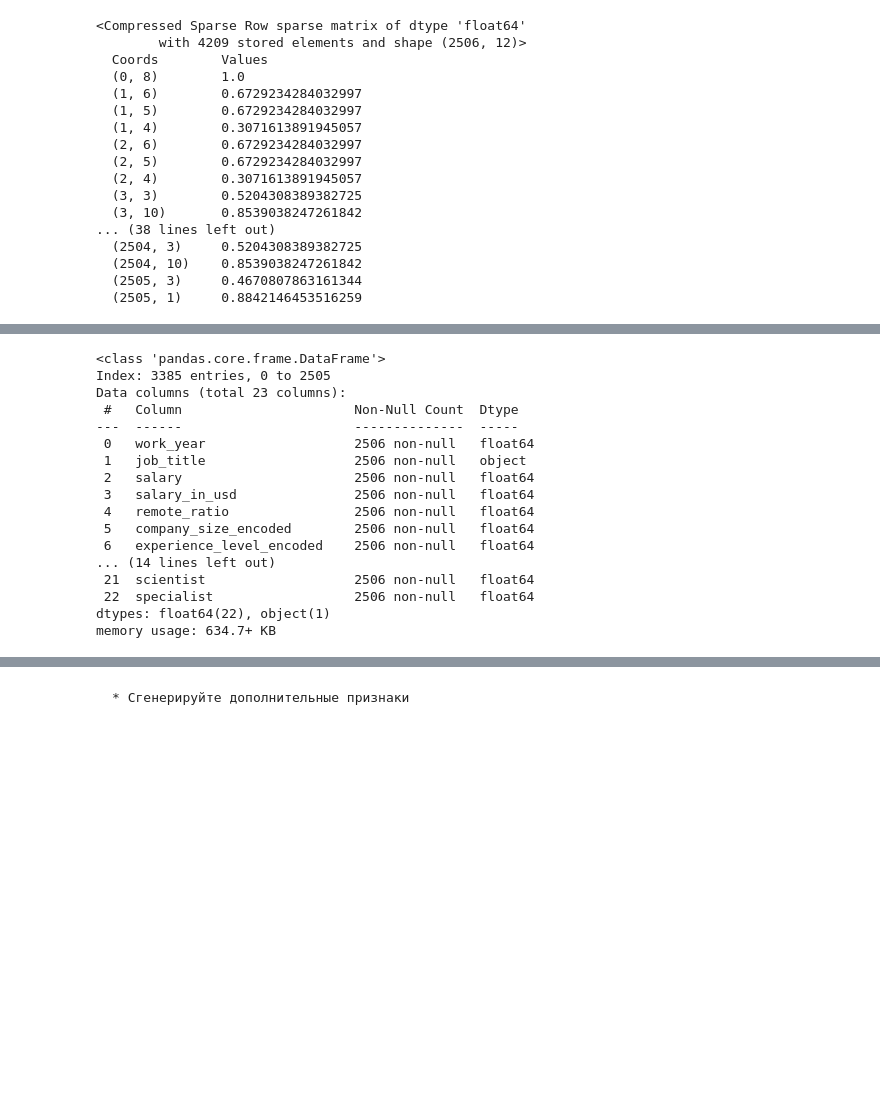
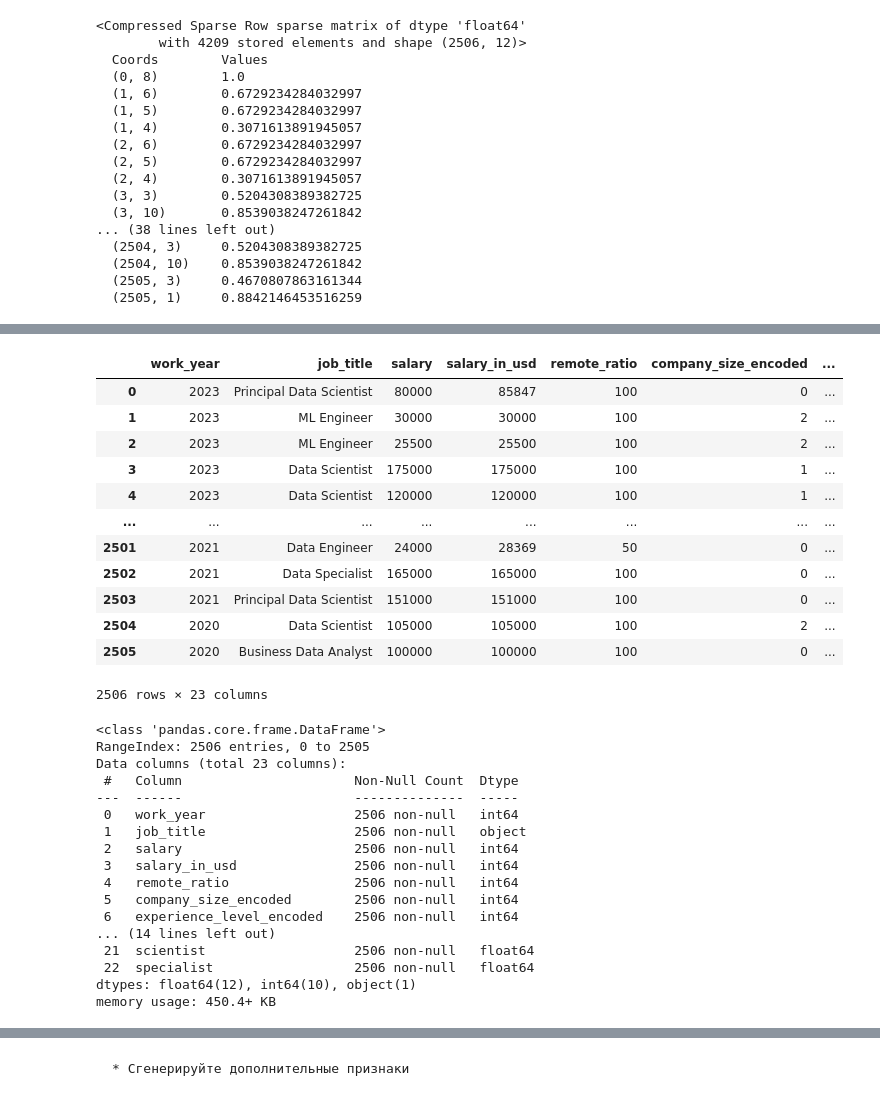
Before and after one commit to Rusttm/DSprojects, a Jupyter notebook: EDA/lesson10/seminar10_DZ.ipynb, the cells around one changed output, grey strips where cells are left out. Saved outputs shown, nothing was run; the diff lists cells and outputs as text; code cells hidden in the pictures; blank space fills up the shorter version.

```diff
--- a/EDA/lesson10/seminar10_DZ.ipynb
+++ b/EDA/lesson10/seminar10_DZ.ipynb
@@ -421,31 +456,44 @@ print(tfidf_matrix)
 # %%
-
-# создаем таблицу векторизации
-tfidf_df = pd.DataFrame(tfidf_matrix.toarray(), columns=vectorizer.get_feature_names_out())
-
+# индексы двух таблиц не совпадают, сбрасываем
+df.reset_index(drop=True, inplace=True)
+tfidf_df.reset_index(drop=True, inplace=True)
 # Конкатенируем исходный DataFrame с новым DataFrame векторов TF-IDF
 df = pd.concat([df, tfidf_df], axis=1).drop('job_category', axis=1)
-df.head()
+df
+# %% [output]
+|  | work_year | job_title | salary | salary_in_usd | remote_ratio | company_size_encoded | ... |
+| 0 | 2023 | Principal Data Scientist | 80000 | 85847 | 100 | 0 | ... |
+| 1 | 2023 | ML Engineer | 30000 | 30000 | 100 | 2 | ... |
+| 2 | 2023 | ML Engineer | 25500 | 25500 | 100 | 2 | ... |
+| 3 | 2023 | Data Scientist | 175000 | 175000 | 100 | 1 | ... |
+| 4 | 2023 | Data Scientist | 120000 | 120000 | 100 | 1 | ... |
+| ... | ... | ... | ... | ... | ... | ... | ... |
+| 2501 | 2021 | Data Engineer | 24000 | 28369 | 50 | 0 | ... |
+| 2502 | 2021 | Data Specialist | 165000 | 165000 | 100 | 0 | ... |
+| 2503 | 2021 | Principal Data Scientist | 151000 | 151000 | 100 | 0 | ... |
+| 2504 | 2020 | Data Scientist | 105000 | 105000 | 100 | 2 | ... |
+| 2505 | 2020 | Business Data Analyst | 100000 | 100000 | 100 | 0 | ... |
+2506 rows × 23 columns
 # %%
 df.info()
 # %% [output]
 <class 'pandas.core.frame.DataFrame'>
-Index: 3385 entries, 0 to 2505
+RangeIndex: 2506 entries, 0 to 2505
 Data columns (total 23 columns):
  #   Column                      Non-Null Count  Dtype
 ---  ------                      --------------  -----
- 0   work_year                   2506 non-null   float64
+ 0   work_year                   2506 non-null   int64
  1   job_title                   2506 non-null   object
- 2   salary                      2506 non-null   float64
- 3   salary_in_usd               2506 non-null   float64
- 4   remote_ratio                2506 non-null   float64
- 5   company_size_encoded        2506 non-null   float64
- 6   experience_level_encoded    2506 non-null   float64
+ 2   salary                      2506 non-null   int64
+ 3   salary_in_usd               2506 non-null   int64
+ 4   remote_ratio                2506 non-null   int64
+ 5   company_size_encoded        2506 non-null   int64
+ 6   experience_level_encoded    2506 non-null   int64
 ... (14 lines left out)
  21  scientist                   2506 non-null   float64
  22  specialist                  2506 non-null   float64
-dtypes: float64(22), object(1)
-memory usage: 634.7+ KB
+dtypes: float64(12), int64(10), object(1)
+memory usage: 450.4+ KB
 # %%
 df.isna().sum()
 # %% [output]
```
Also changed, not shown: parts of 3 cells of this notebook.
